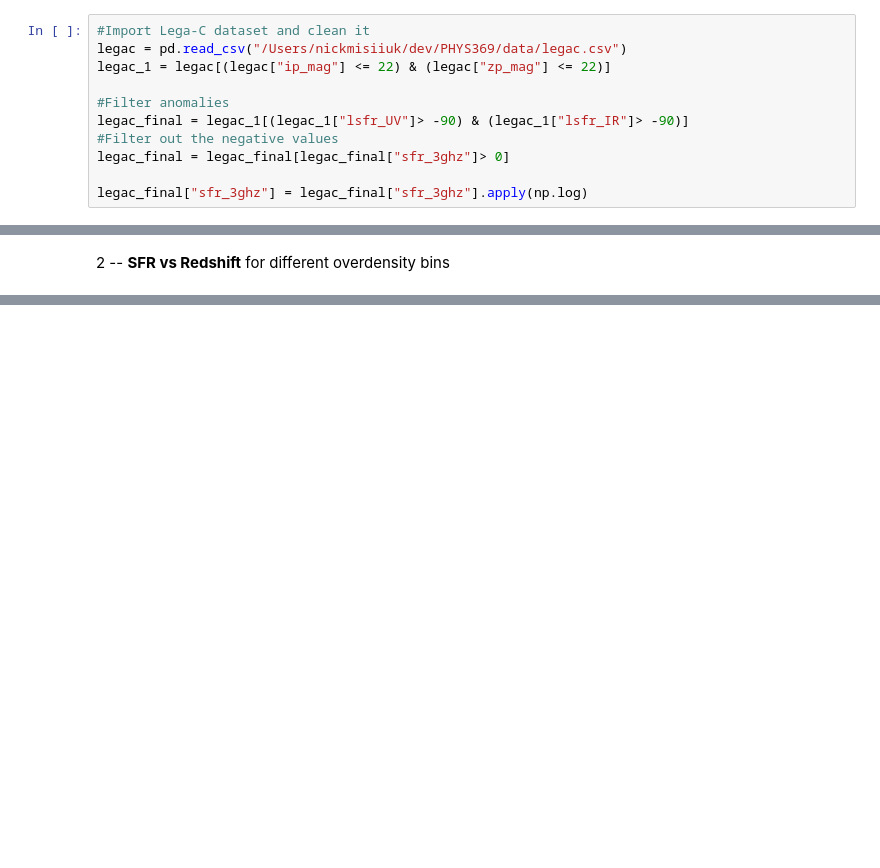
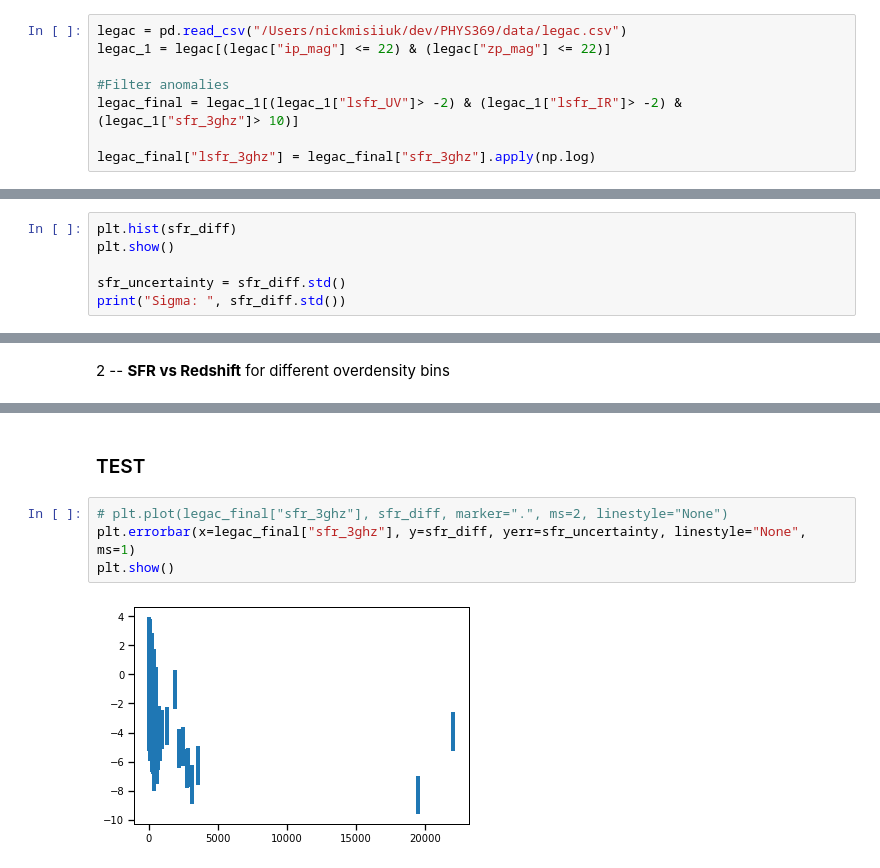
Before and after one commit to nick1404/PHYS369, a Jupyter notebook: main.ipynb, the cells around one changed output, grey strips where cells are left out. Saved outputs shown, nothing was run; the diff lists cells and outputs as text; blank space fills up the shorter version.

```diff
--- a/main.ipynb
+++ b/main.ipynb
@@ -29,12 +86,9 @@ plotstart(plot_data, "scatter", dataset=[
 # %%
-#Import Lega-C dataset and clean it
 legac = pd.read_csv("/Users/nickmisiiuk/dev/PHYS369/data/legac.csv")
 legac_1 = legac[(legac["ip_mag"] <= 22) & (legac["zp_mag"] <= 22)]
 
 #Filter anomalies
-legac_final = legac_1[(legac_1["lsfr_UV"]> -90) & (legac_1["lsfr_IR"]> -90)]
-#Filter out the negative values
-legac_final = legac_final[legac_final["sfr_3ghz"]> 0]
+legac_final = legac_1[(legac_1["lsfr_UV"]> -2) & (legac_1["lsfr_IR"]> -2) & (legac_1["sfr_3ghz"]> 10)]
 
-legac_final["sfr_3ghz"] = legac_final["sfr_3ghz"].apply(np.log)
+legac_final["lsfr_3ghz"] = legac_final["sfr_3ghz"].apply(np.log)
 # %% [markdown]
@@ -91,0 +148,6 @@ plt.show()
+# %%
+plt.hist(sfr_diff)
+plt.show()
+
+sfr_uncertainty = sfr_diff.std()
+print("Sigma: ", sfr_diff.std())
@@ -184,0 +241,8 @@ print(coeffs)
+# %% [markdown]
+### TEST
+# %%
+# plt.plot(legac_final["sfr_3ghz"], sfr_diff, marker=".", ms=2, linestyle="None")
+plt.errorbar(x=legac_final["sfr_3ghz"], y=sfr_diff, yerr=sfr_uncertainty, linestyle="None", ms=1)
+plt.show()
+# %% [output]
+[figure, added]
```
Also changed, not shown: parts of 20 cells of this notebook, 2 other files.
